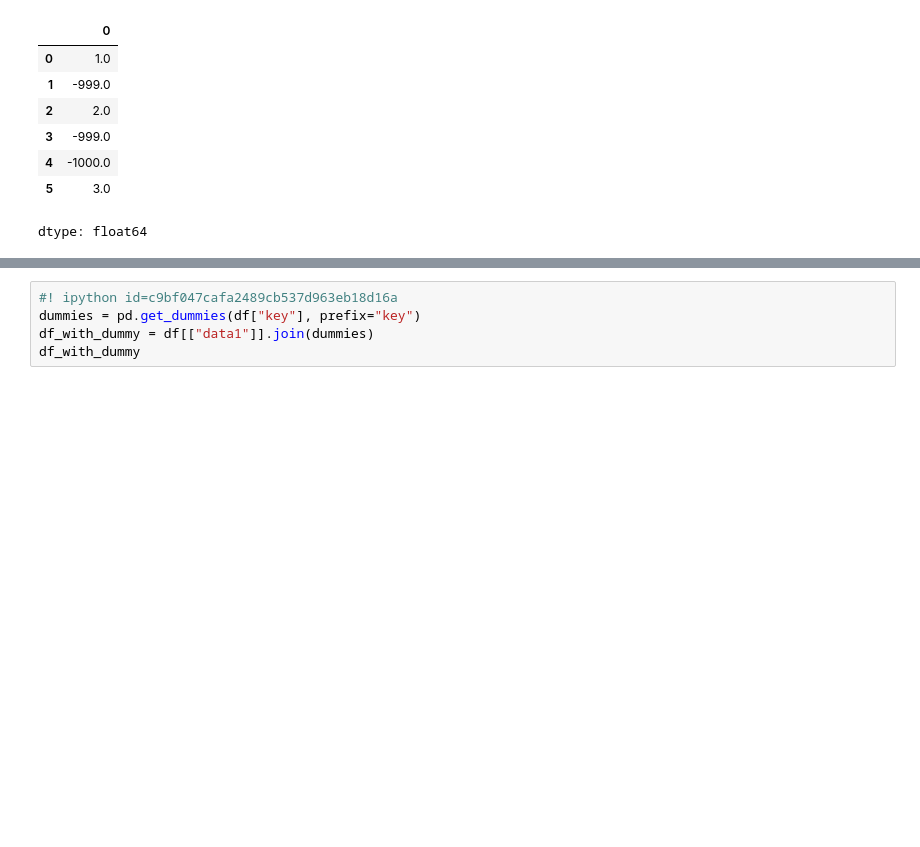
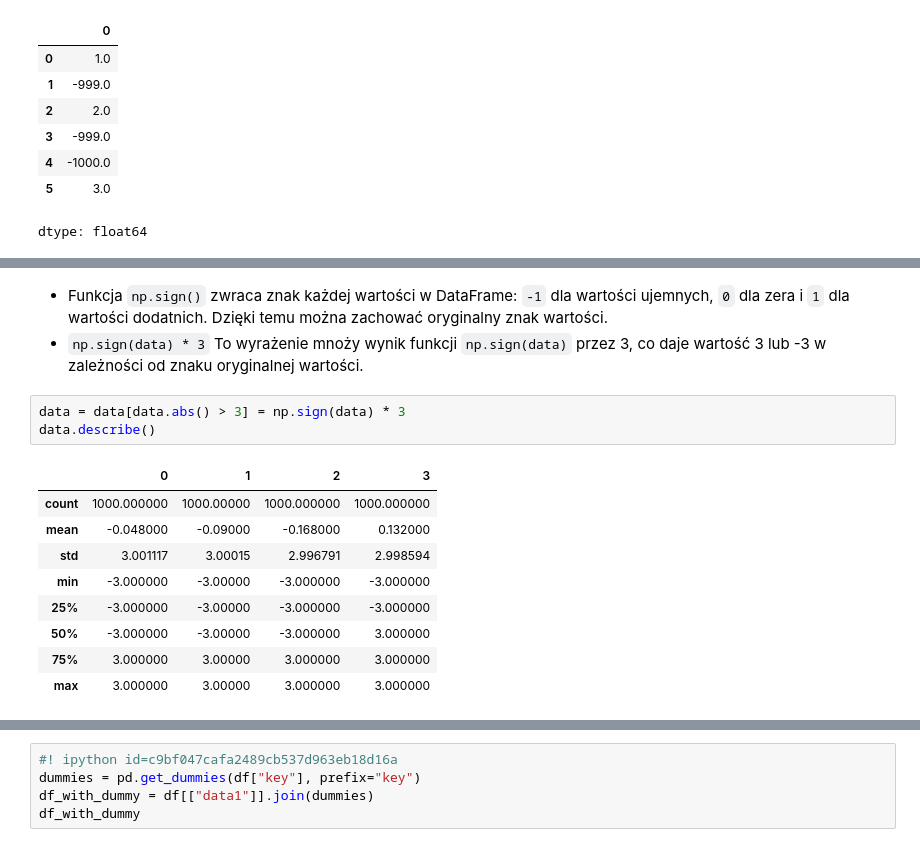
Before and after one commit to url-github/Pandas, a Jupyter notebook: 007_PywAD_Czyszczenie_i_przygotowywanie_danych.ipynb, the cells around one changed output, grey strips where cells are left out. Cells and saved outputs as stored; diff of their text form; blank space fills up the shorter version.

```diff
--- a/007_PywAD_Czyszczenie_i_przygotowywanie_danych.ipynb
+++ b/007_PywAD_Czyszczenie_i_przygotowywanie_danych.ipynb
@@ -572,0 +761,16 @@ pd.get_dummies(df["key"])
+# %% [markdown]
+- Funkcja `np.sign()` zwraca znak każdej wartości w DataFrame: `-1` dla wartości ujemnych, `0` dla zera i `1` dla wartości dodatnich. Dzięki temu można zachować oryginalny znak wartości.
+- `np.sign(data) * 3` To wyrażenie mnoży wynik funkcji `np.sign(data)` przez 3, co daje wartość 3 lub -3 w zależności od znaku oryginalnej wartości.
+# %%
+data = data[data.abs() > 3] = np.sign(data) * 3
+data.describe()
+# %% [output]
+|  | 0 | 1 | 2 | 3 |
+| count | 1000.000000 | 1000.00000 | 1000.000000 | 1000.000000 |
+| mean | -0.048000 | -0.09000 | -0.168000 | 0.132000 |
+| std | 3.001117 | 3.00015 | 2.996791 | 2.998594 |
+| min | -3.000000 | -3.00000 | -3.000000 | -3.000000 |
+| 25% | -3.000000 | -3.00000 | -3.000000 | -3.000000 |
+| 50% | -3.000000 | -3.00000 | -3.000000 | 3.000000 |
+| 75% | 3.000000 | 3.00000 | 3.000000 | 3.000000 |
+| max | 3.000000 | 3.00000 | 3.000000 | 3.000000 |
```
Also changed, not shown: parts of 80 cells of this notebook.
